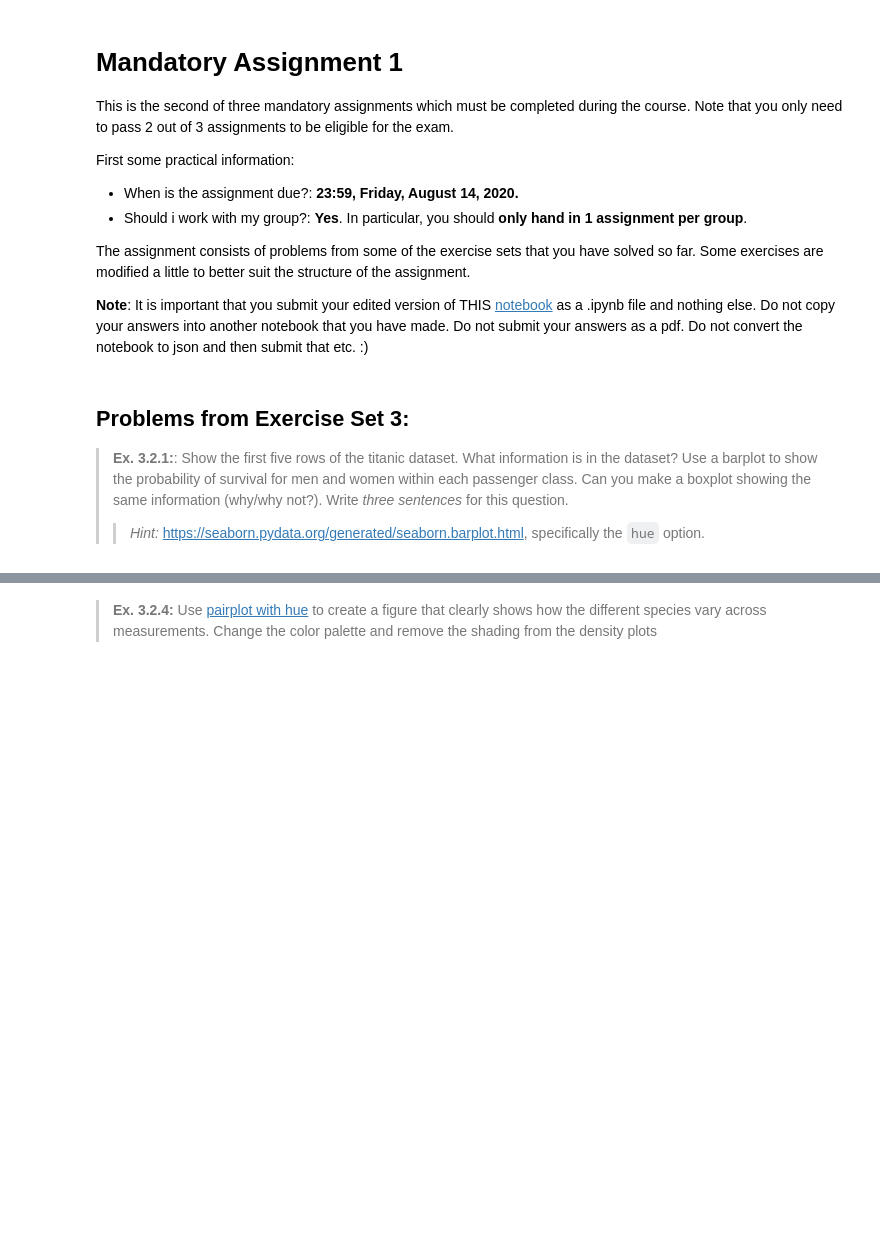
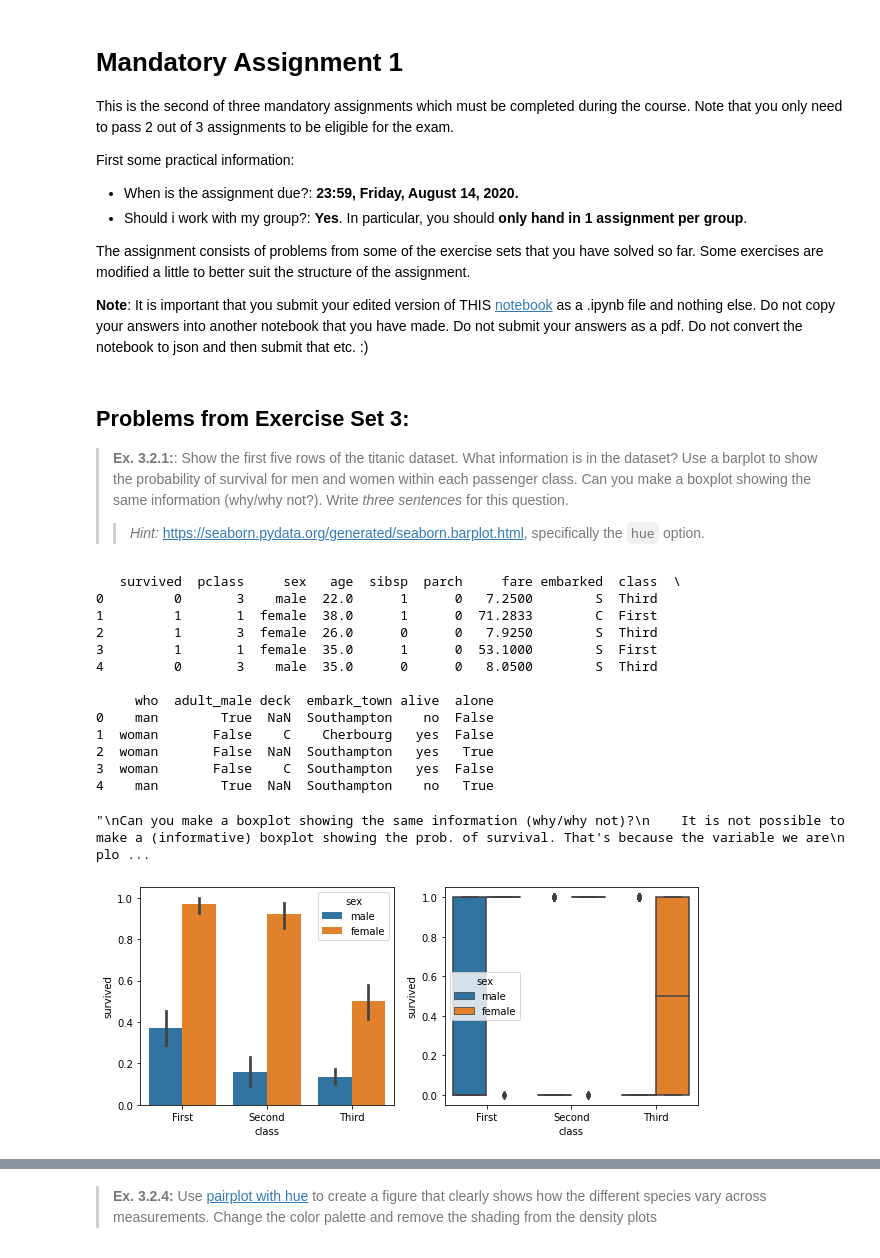
Before and after one commit to annalundsoe/SocialDataScience, a Jupyter notebook: assignment_1.ipynb, the cells around one changed output, grey strips where cells are left out. Saved outputs shown, nothing was run; the diff lists cells and outputs as text; code cells hidden in the pictures; blank space fills up the shorter version.

Commit message:
Prob. from ex. set 3
I've added the code/answers to the questions from module 3

```diff
--- a/assignment_1.ipynb
+++ b/assignment_1.ipynb
@@ -24,3 +21,50 @@ raise NotImplementedError()
+# %%
+# YOUR CODE HERE
+
+# Import libraries and dataset:
+import matplotlib.pyplot as plt
+import seaborn as sns
+titanic = sns.load_dataset('titanic')
+
+# Display output of plotting commands directly below code cells:
+%matplotlib inline
+
+# Show first five rows of Titanic dataset:
+print(titanic.head(5))
+'''
+What information is in the dataset?
+    It's a dataset where each observation is a passenger aborad Titanic. The variables show if they survived the shipwreck,
+    passenger class, sex, age, the fare they paid, in which city they embarked etc.
+'''
+
+# Plots:
+f,ax = plt.subplots(1,2, figsize=(10,4))
+sns.barplot(x='class', y='survived',  data=titanic, ax=ax[0], hue='sex') # BARplot showing the prob. of survival for men and women within each passenger class
+sns.boxplot(x='class', y='survived',  data=titanic, ax=ax[1], hue='sex') # BOXplot showing the prob. of survival for men and women within each passenger class
+'''
+Can you make a boxplot showing the same information (why/why not)?
+    It is not possible to make a (informative) boxplot showing the prob. of survival. That's because the variable we are
+    plotting (survived) is a dummy variable only taking on the values 0 or 1. Either the box will just be a line, e.g. all
+    quartiles is the same value (which happened to 4 of our boxplots) or a box spanning over the whole range from 0 to 1
+    (which happened to the other 2 of our boxplots), and we are not getting any information on the measure of main
+    interest; the mean.
+'''
+# %% [output]
+   survived  pclass     sex   age  sibsp  parch     fare embarked  class  \
+0         0       3    male  22.0      1      0   7.2500        S  Third
+1         1       1  female  38.0      1      0  71.2833        C  First
+2         1       3  female  26.0      0      0   7.9250        S  Third
+3         1       1  female  35.0      1      0  53.1000        S  First
+4         0       3    male  35.0      0      0   8.0500        S  Third
+
+     who  adult_male deck  embark_town alive  alone
+0    man        True  NaN  Southampton    no  False
+1  woman       False    C    Cherbourg   yes  False
+2  woman       False  NaN  Southampton   yes   True
+3  woman       False    C  Southampton   yes  False
+4    man        True  NaN  Southampton    no   True
+"\nCan you make a boxplot showing the same information (why/why not)?\n    It is not possible to make a (informative) boxplot showing the prob. of survival. That's because the variable we are\n    plo ...
+[figure, added]
 # %% [markdown]
 > **Ex. 3.2.2:** Using the iris flower dataset, draw a scatterplot of sepal length and petal length. Include a second order polynomial fitted to the data. Add a title to the plot and rename the axis labels to `sepal length` and `sepal width`.
 > _Write 3 sentences:_ Is this a meaningful way to display the data? What could we do differently?
```
Also changed, not shown: parts of 7 cells of this notebook, 3 other files.
